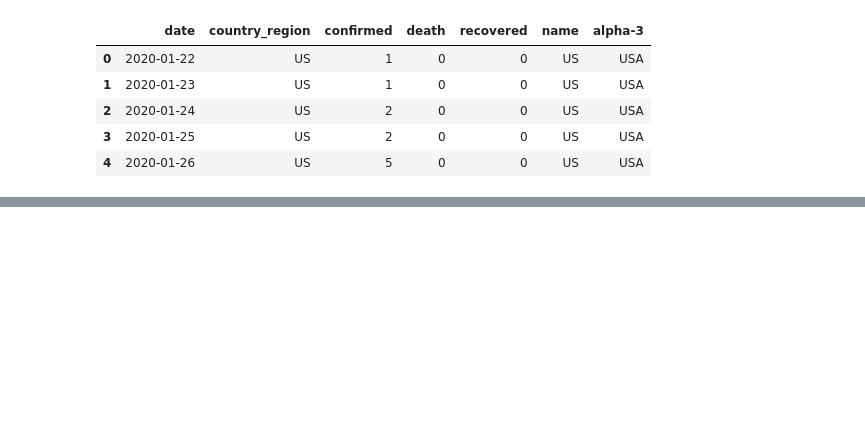
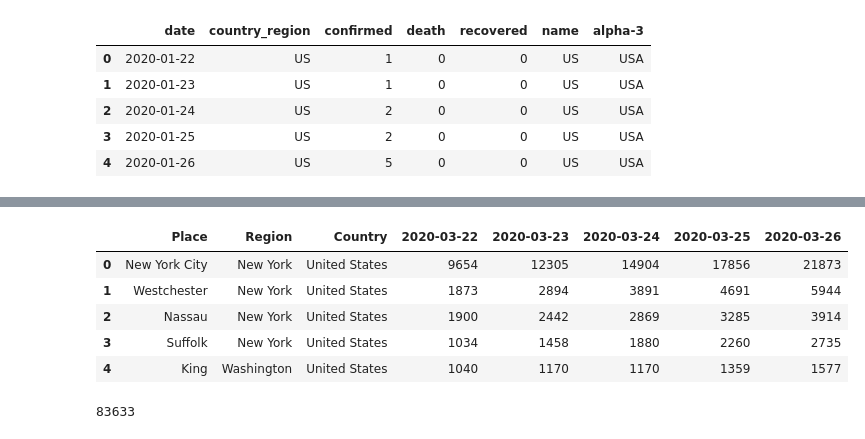
Before and after one commit to martonik/COVID-19, a Jupyter notebook: COVID_tracking.ipynb, the cells around one changed output, grey strips where cells are left out. Cells and saved outputs as stored; diff of their text form; code cells hidden in the pictures; blank space fills up the shorter version.

```diff
--- a/COVID_tracking.ipynb
+++ b/COVID_tracking.ipynb
@@ -94,0 +101,16 @@ fig.show()
+# %%
+#### Read in data ####
+data = pd.read_csv("cases.csv")
+data.head()
+# %% [output]
+|  | Place | Region | Country | 2020-03-22 | 2020-03-23 | 2020-03-24 | 2020-03-25 | 2020-03-26 |
+| 0 | New York City | New York | United States | 9654 | 12305 | 14904 | 17856 | 21873 |
+| 1 | Westchester | New York | United States | 1873 | 2894 | 3891 | 4691 | 5944 |
+| 2 | Nassau | New York | United States | 1900 | 2442 | 2869 | 3285 | 3914 |
+| 3 | Suffolk | New York | United States | 1034 | 1458 | 1880 | 2260 | 2735 |
+| 4 | King | Washington | United States | 1040 | 1170 | 1170 | 1359 | 1577 |
+# %%
+todays_total = data['2020-03-26'].sum()
+print(todays_total)
+# %% [output]
+83633
```
Also changed, not shown: parts of 7 cells of this notebook.
